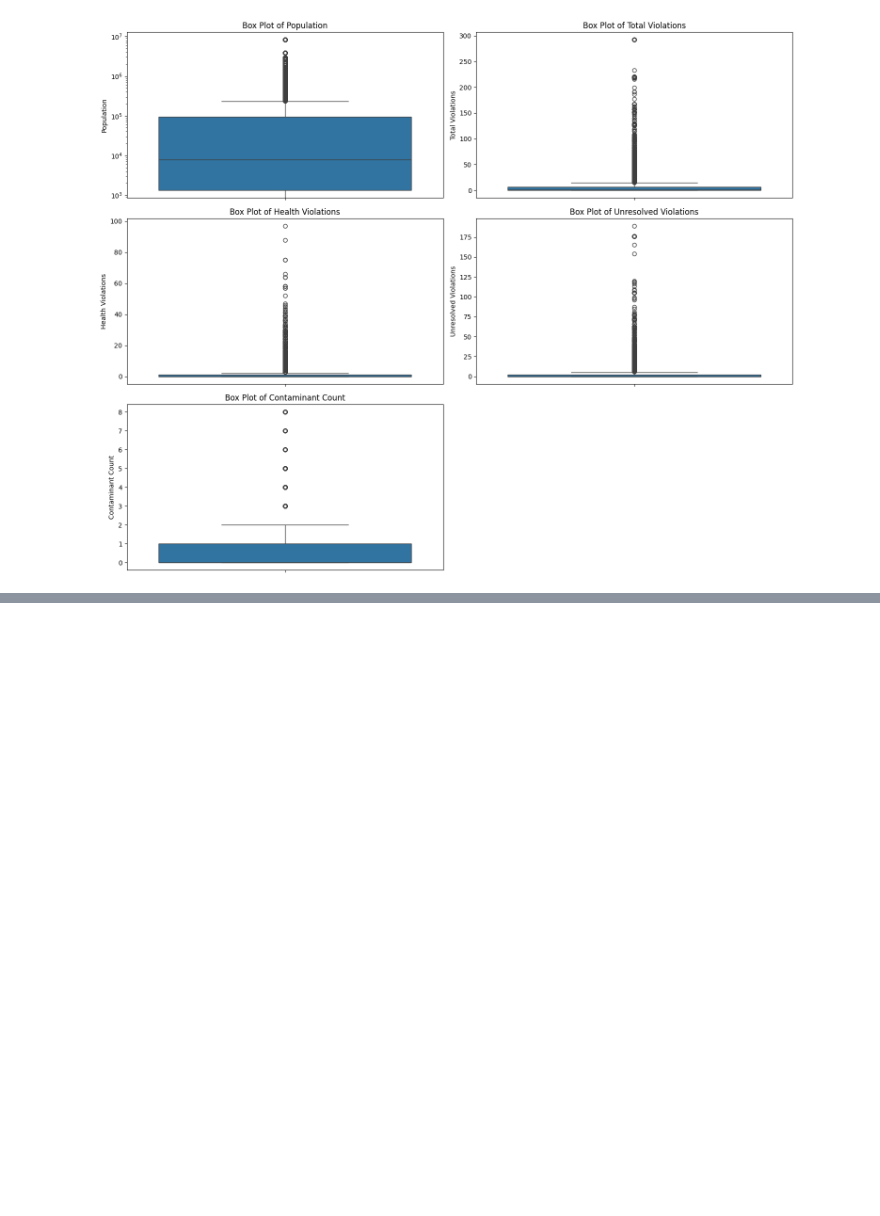
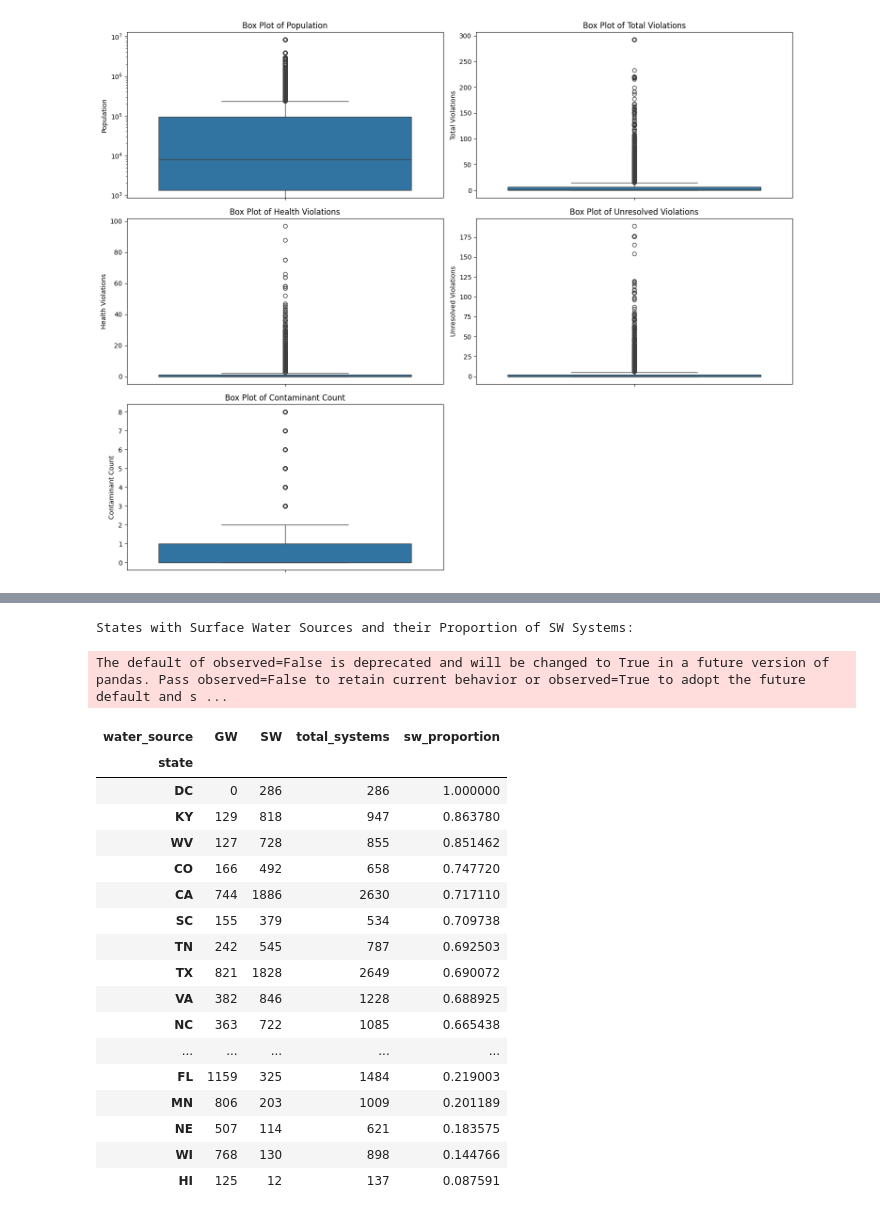
Before and after one commit to eileenwill4-ops/DSRP-project, a Jupyter notebook: (DSRP__Project).ipynb, the cells around one changed output, grey strips where cells are left out. Cells and saved outputs as stored; diff of their text form; code cells hidden in the pictures; blank space fills up the shorter version.

```diff
--- a/(DSRP__Project).ipynb
+++ b/(DSRP__Project).ipynb
@@ -693,0 +832,36 @@ Water source is likely the most impactfull to water quality, as it is the most s
+# %%
+# Calculate the count of each water source type per state
+water_source_counts = df.groupby(['state', 'water_source']).size().unstack(fill_value=0)
+
+# Calculate the total number of systems per state
+water_source_counts['total_systems'] = water_source_counts.sum(axis=1)
+
+# Calculate the proportion of surface water systems for each state
+water_source_counts['sw_proportion'] = water_source_counts['SW'] / water_source_counts['total_systems']
+
+# Filter for states that have at least one Surface Water system
+states_with_sw = water_source_counts[water_source_counts['SW'] > 0].sort_values(by='sw_proportion', ascending=False)
+
+print("States with Surface Water Sources and their Proportion of SW Systems:")
+display(states_with_sw.head(50))
+# %% [output]
+States with Surface Water Sources and their Proportion of SW Systems:
+The default of observed=False is deprecated and will be changed to True in a future version of pandas. Pass observed=False to retain current behavior or observed=True to adopt the future default and s ...
+| water_source | GW | SW | total_systems | sw_proportion |
+| state |  |  |  |  |
+| DC | 0 | 286 | 286 | 1.000000 |
+| KY | 129 | 818 | 947 | 0.863780 |
+| WV | 127 | 728 | 855 | 0.851462 |
+| CO | 166 | 492 | 658 | 0.747720 |
+| CA | 744 | 1886 | 2630 | 0.717110 |
+| SC | 155 | 379 | 534 | 0.709738 |
+| TN | 242 | 545 | 787 | 0.692503 |
+| TX | 821 | 1828 | 2649 | 0.690072 |
+| VA | 382 | 846 | 1228 | 0.688925 |
+| NC | 363 | 722 | 1085 | 0.665438 |
+| ... | ... | ... | ... | ... |
+| FL | 1159 | 325 | 1484 | 0.219003 |
+| MN | 806 | 203 | 1009 | 0.201189 |
+| NE | 507 | 114 | 621 | 0.183575 |
+| WI | 768 | 130 | 898 | 0.144766 |
+| HI | 125 | 12 | 137 | 0.087591 |
```
Also changed, not shown: parts of 19 cells of this notebook.
